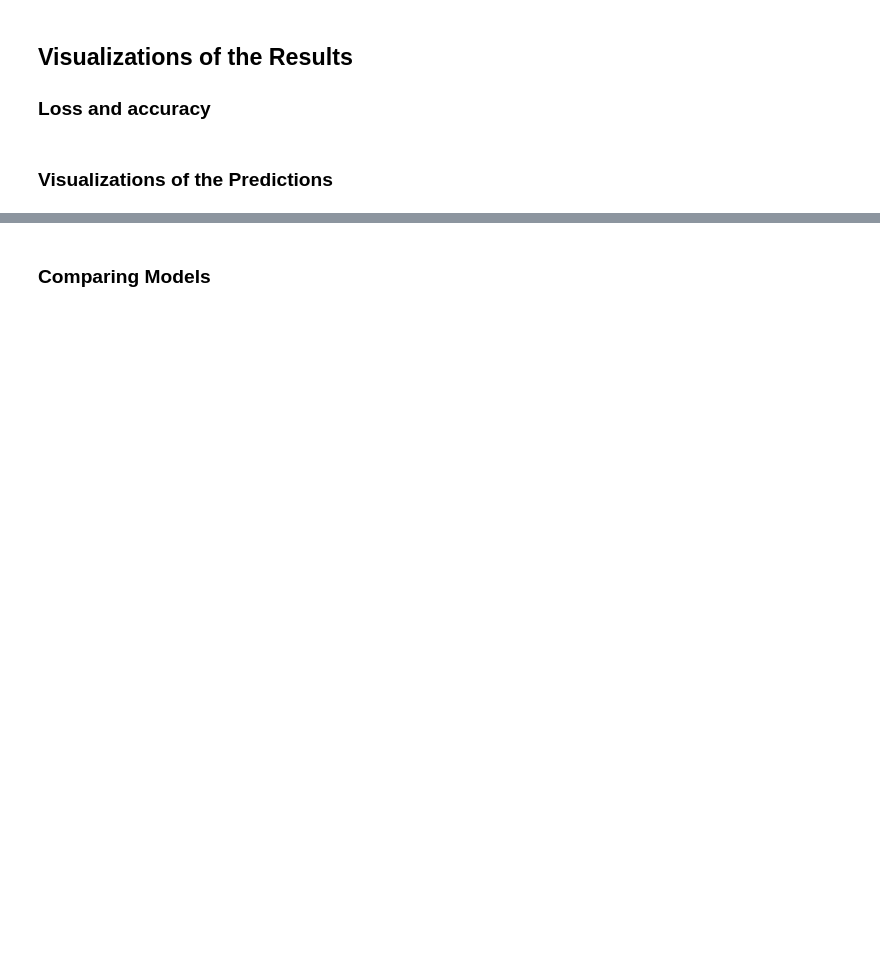
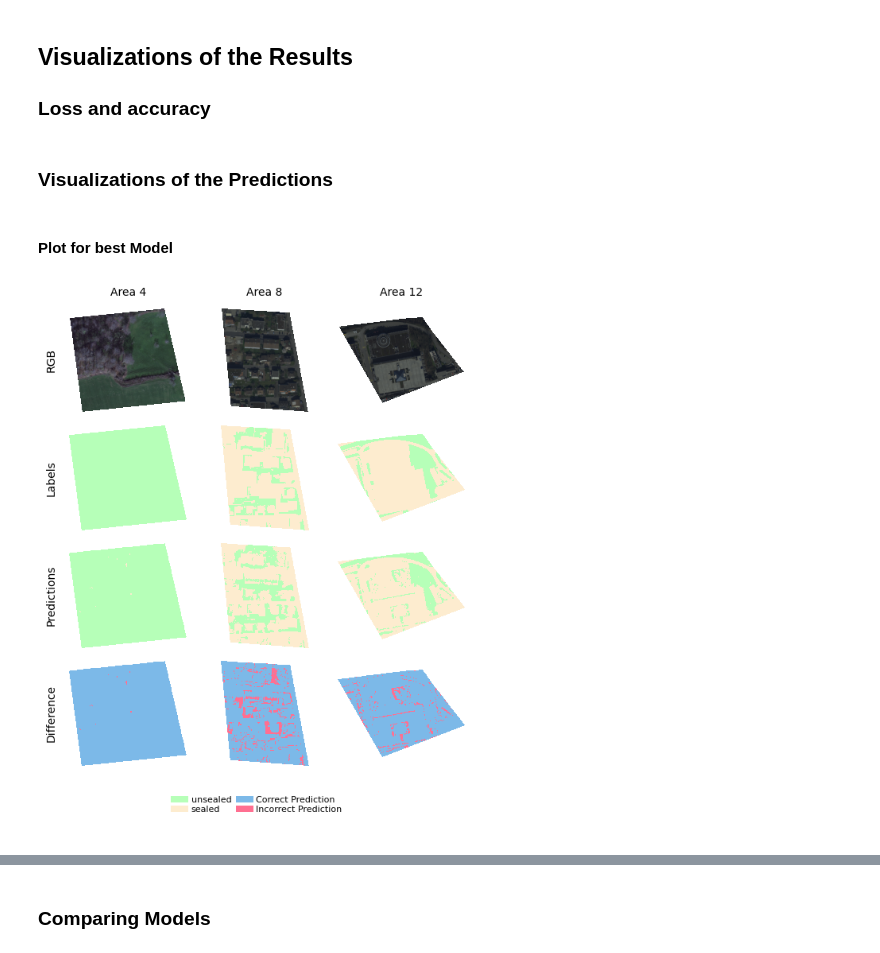
Before and after one commit to juliankraft/TermPaper2_RasterClassification, a Jupyter notebook: code/analysis/visualizations.ipynb, the cells around one changed output, grey strips where cells are left out. Cells and saved outputs as stored; diff of their text form; code cells hidden in the pictures; blank space fills up the shorter version.

```diff
--- a/code/analysis/visualizations.ipynb
+++ b/code/analysis/visualizations.ipynb
@@ -518,13 +508,18 @@ def plot_model_visual(model_dict: dict, title: str=None, image_size_cm: list[int
         ax_title.axis('off')  # Turn off the axis
 
     # # Add colorbar axis
+    if label_type == 'sealed_simple':
+        legend_cols = 2
+    else:
+        legend_cols = 3
+
     legend_ax = fig.add_subplot(gs[5, 0:5])
     legend_ax.axis('off')
     legend_ax.legend(
         handles=legend_elements,
         loc='center',
         frameon=False,
-        ncol=3,  # Number of columns for the legend items
+        ncol=legend_cols,  # Number of columns for the legend items
         bbox_to_anchor=(0.5, 0.5),  # Center the legend in the axis
         fontsize=8,  # Smaller font size
         columnspacing=0.5,  # Reduce space between columns
@@ -690,3 +688,18 @@ def evaluate_all_models(run_path: str, save_path: str=None, show_plots: bool=Fal
         quality_eval_df.to_csv(save_path / 'quality_eval.csv')
 
     return quality_eval_df
+# %% [markdown]
+#### Plot for best Model
+# %%
+run_path = paths['output_path'] / "final_models"
+models = create_run_path_dict(run_path, only_completly_traind=True)
+best_model = models['sealed_simple_augment_lr0.0001_wd0.1']
+# %%
+save_path=paths['figure_output_path'] / 'best_model_visual.pdf'
+
+best_model_plot = plot_model_visual(model_dict=best_model, title=None, image_size_cm=[14, 18])
+
+best_model_plot.savefig(save_path, bbox_inches='tight')
+plt.show()
+# %% [output]
+[figure, added]
```
Also changed, not shown: parts of 15 cells of this notebook, 7 other files.
